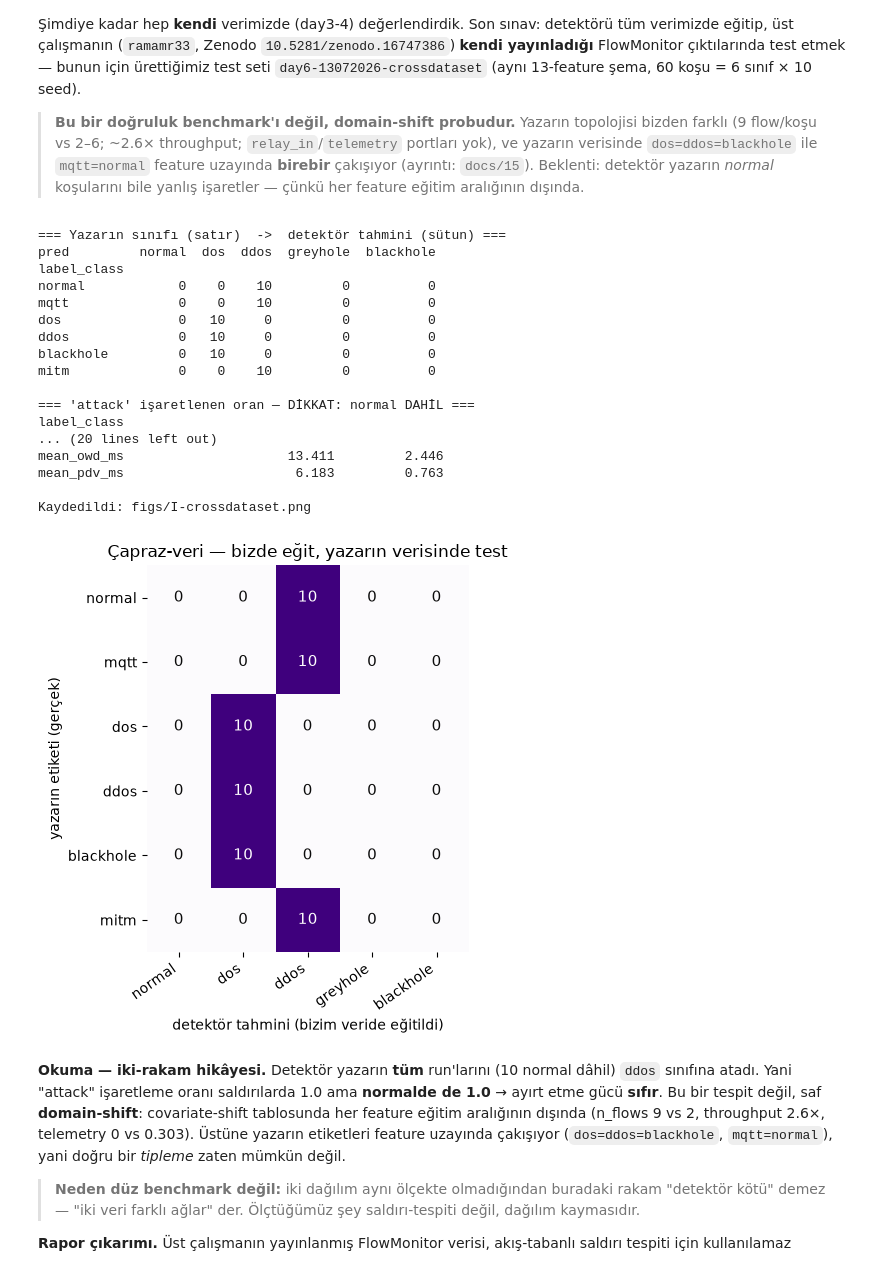
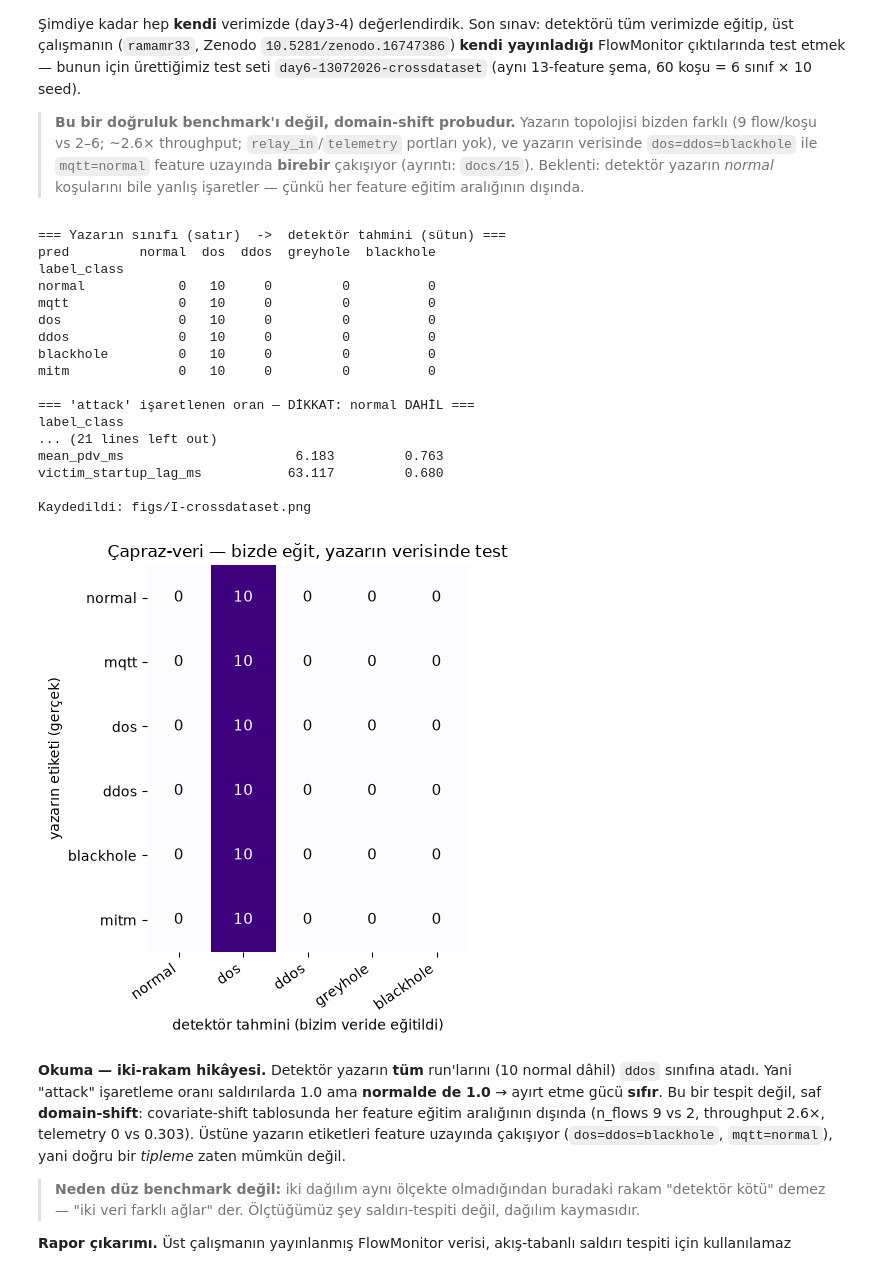
Before and after one commit to OkanKoca/IoMT-NetworkAttackScenarios18, a Jupyter notebook: my-work/day5-10072026-detector/05-durust-degerlendirme.ipynb, the cells around one changed output. Saved outputs shown, nothing was run; the diff lists cells and outputs as text; code cells hidden in the pictures.

```diff
--- a/my-work/day5-10072026-detector/05-durust-degerlendirme.ipynb
+++ b/my-work/day5-10072026-detector/05-durust-degerlendirme.ipynb
@@ -36,15 +36,22 @@ from sklearn.ensemble import RandomForestClassifier
 from sklearn.metrics import classification_report, confusion_matrix, f1_score
 from lightgbm import LGBMClassifier
 
+# Feature listesi burada TANIMLANMIYOR, my-work/detector_schema.py'den geliyor. Sebep:
+# liste her notebook'a kopyalanmisti ve kopyalar birbirinden ayrilmisti -- 02-07 bu
+# ozellik eklenmeden once yazildi (12 girdi), 08-10 sonra (13), yayimlanan model 13.
+# check_against_release() semayi yayimlanan manifest'e karsi dogruluyor: buradaki her
+# sayi, gercekten teslim edilmis modeli anlatmiyorsa hucre patlar.
+import sys
+for _p in ("my-work", "..", "../.."):
+    if (Path(_p)/"detector_schema.py").exists(): sys.path.insert(0, _p); break
+from detector_schema import FEATURES, build_X, check_against_release
+_rel = check_against_release()
+print(f"sema surum {_rel['version']} ile uyusuyor ({len(_rel['model']['features'])} girdi)")
+
 cands=[Path("my-work/day3-4-08072026-09072026-dataset/out/dataset.csv"),
        Path("../day3-4-08072026-09072026-dataset/out/dataset.csv")]
 DATA=next((p for p in cands if p.exists()),None); assert DATA is not None
 df=pd.read_csv(DATA)
-FEATURES=["n_flows","total_throughput_mbps","max_flow_throughput_mbps","max_flow_txpackets",
-          "flow_concentration","delivery_ratio","overall_loss_ratio","monitor_owd_ms",
-          "monitor_pdv_ms","mean_owd_ms","mean_pdv_ms"]
-X=df[FEATURES].copy(); X["monitor_missing"]=X["monitor_owd_ms"].isna().astype(int); X=X.fillna(0.0)
-y=df["label_class"]
 CLASS_ORDER=["normal","dos","ddos","greyhole","blackhole"]
 
 # --- Stealth prob seti: EĞİTİMDE YOK, sadece eğrinin tabanını ölçmek için ---
@@ -56,12 +63,10 @@ CLASS_ORDER=["normal","dos","ddos","greyhole","blackhole"]
 #
 # Ama egrinin tabanini gormek icin bu noktalar SART. Cozum: egitme, degerlendir --
 # 'gercek ataklarla egitilmis bir detektor, atak hicbir sey yapmayinca ne der?'
-PROBE = (df.scenario == "dos") & (df.intensity < 10)
 PROBE=(df.scenario=="dos")&(df.intensity<10)
 pr=df[PROBE].copy()                 # stealth prob: yalniz degerlendirme
 df=df[~PROBE].reset_index(drop=True)  # egitim + durust CV bunun uzerinde
-X=df[FEATURES].copy(); X["monitor_missing"]=X["monitor_owd_ms"].isna().astype(int); X=X.fillna(0.0)
-y=df["label_class"]
+X=build_X(df); y=df["label_class"]
 print(f"egitim {len(df)} kosu | stealth prob {len(pr)} kosu (dos rate<10)")
 
 # --- Hibrit grup kimligi (sema b) ---
@@ -321,8 +327,8 @@ acands=[Path("my-work/day6-13072026-crossdataset/out/dataset.csv"),
 AUTH=next((p for p in acands if p.exists()),None)
 assert AUTH is not None, "önce üret: python3 my-work/day6-13072026-crossdataset/make_author_testset.py"
 adf=pd.read_csv(AUTH)
-# Eğitimle BİREBİR aynı hazırlık (aynı FEATURES + monitor_missing + fillna).
-Xa=adf[FEATURES].copy(); Xa["monitor_missing"]=Xa["monitor_owd_ms"].isna().astype(int); Xa=Xa.fillna(0.0)
+# Eğitimle BİREBİR aynı hazırlık -- aynı build_X, dolayısıyla aynı sütunlar ve aynı sıra.
+Xa=build_X(adf)
 
 # Eğit: bizim TÜM verimiz (X,y). Test: yazarın bağımsız verisi. En temiz çapraz protokol
 # (harici held-out; CV gerekmez). clone -> models sözlüğünü mutasyona uğratma.
@@ -352,39 +358,39 @@ print(cmp.to_string())
 fig,ax=plt.subplots(figsize=(5.8,5.2))
 ax.imshow(ct.values,cmap="Purples")
 ax.set_xticks(range(len(CLASS_ORDER)),CLASS_ORDER,rotation=35,ha="right")
 ax.set_yticks(range(len(AUTH_ORDER)),AUTH_ORDER)
 ax.set_xlabel("detektör tahmini (bizim veride eğitildi)"); ax.set_ylabel("yazarın etiketi (gerçek)")
 ax.set_title("Çapraz-veri — bizde eğit, yazarın verisinde test")
 mx=ct.values.max()
 for i in range(len(AUTH_ORDER)):
     for j in range(len(CLASS_ORDER)):
         v=ct.values[i,j]
         ax.text(j,i,v,ha="center",va="center",fontsize=11,
                 color="white" if v>mx/2 else "#0b0b0b")
 for s in ax.spines.values(): s.set_visible(False)
 fig.tight_layout()
 fig.savefig(FIGS/"I-crossdataset.png",dpi=150,bbox_inches="tight")
 print("\nKaydedildi: figs/I-crossdataset.png")
 plt.show()
 # %% [output]
 === Yazarın sınıfı (satır)  ->  detektör tahmini (sütun) ===
 pred         normal  dos  ddos  greyhole  blackhole
 label_class
-normal            0    0    10         0          0
-mqtt              0    0    10         0          0
+normal            0   10     0         0          0
+mqtt              0   10     0         0          0
 dos               0   10     0         0          0
 ddos              0   10     0         0          0
 blackhole         0   10     0         0          0
-mitm              0    0    10         0          0
+mitm              0   10     0         0          0
 
 === 'attack' işaretlenen oran — DİKKAT: normal DAHİL ===
 label_class
-... (20 lines left out)
-mean_owd_ms                     13.411         2.446
+... (21 lines left out)
 mean_pdv_ms                      6.183         0.763
+victim_startup_lag_ms           63.117         0.680
 
 Kaydedildi: figs/I-crossdataset.png
-[figure, old version]
+[figure, new version]
 # %% [markdown]
 **Okuma — iki-rakam hikâyesi.** Detektör yazarın **tüm** run'larını (10 normal dâhil) `ddos`
 sınıfına atadı. Yani "attack" işaretleme oranı saldırılarda 1.0 ama **normalde de 1.0** →
```
Also changed, not shown: parts of 6 cells of this notebook, 4 other files.
